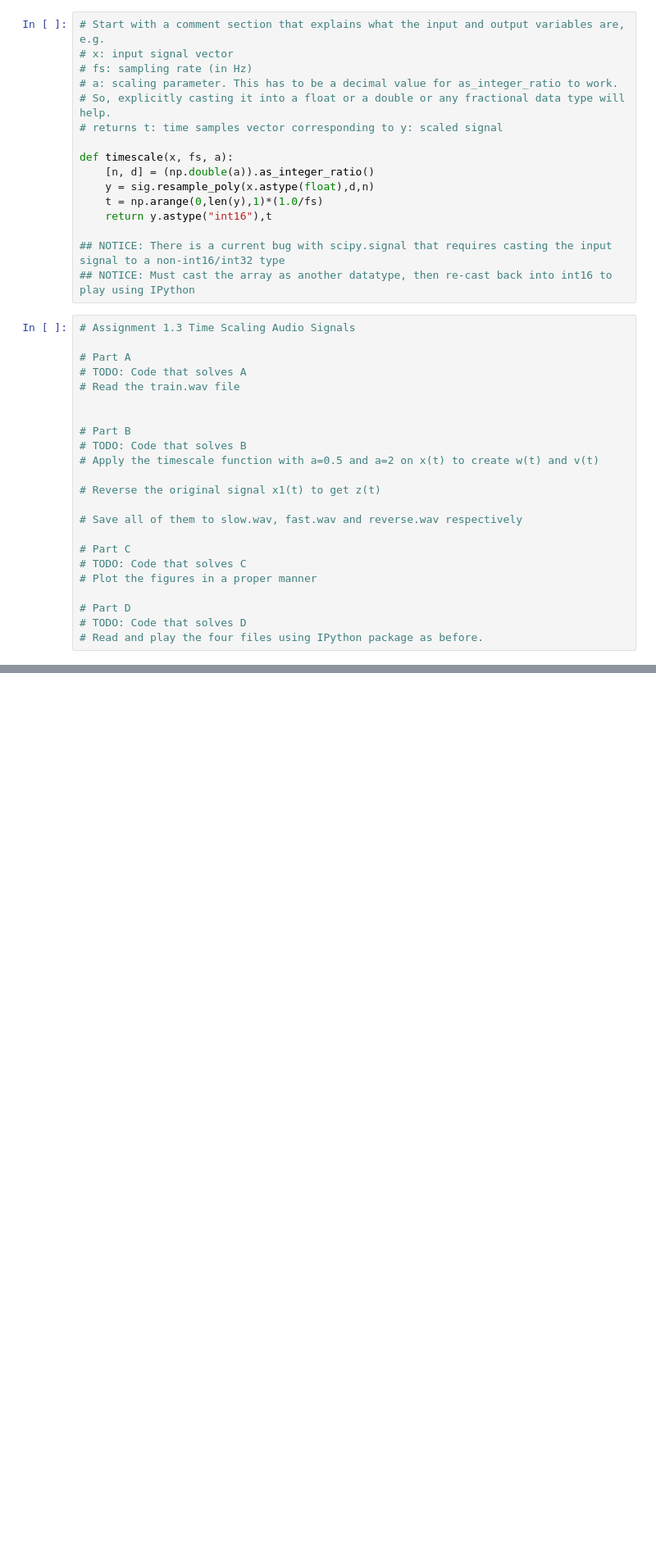
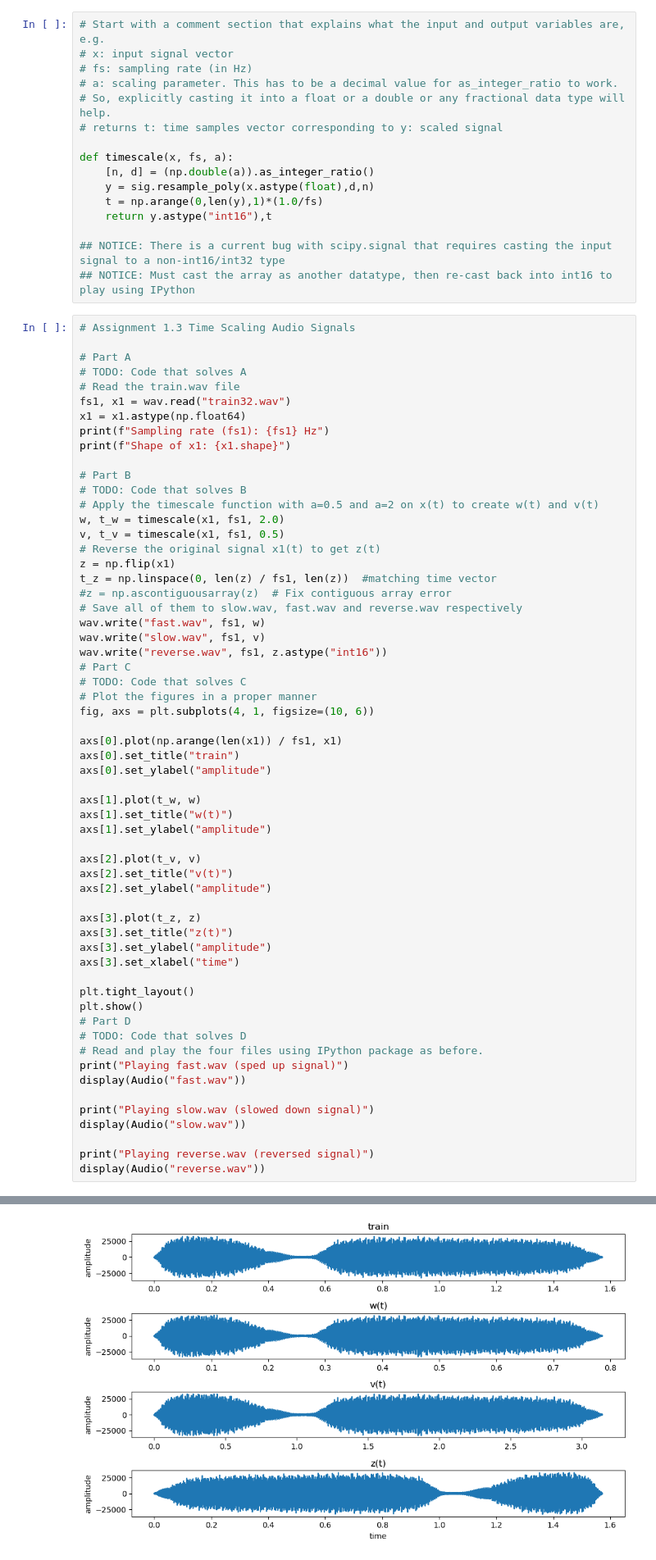
Before and after one commit to waterTurtleFly/EE242-Lab1B, a Jupyter notebook: EE242_Lab1b.ipynb, the cells around one changed output, grey strips where cells are left out. Shown: that part at 82% size. Drawn from its saved outputs; the diff is of its cells as text; blank space fills up the shorter version.

```diff
--- a/EE242_Lab1b.ipynb
+++ b/EE242_Lab1b.ipynb
@@ -62,20 +65,57 @@ def timescale(x, fs, a):
 # Part A
 # TODO: Code that solves A
 # Read the train.wav file
-
+fs1, x1 = wav.read("train32.wav")
+x1 = x1.astype(np.float64)
+print(f"Sampling rate (fs1): {fs1} Hz")
+print(f"Shape of x1: {x1.shape}")
 
 # Part B
 # TODO: Code that solves B
 # Apply the timescale function with a=0.5 and a=2 on x(t) to create w(t) and v(t)
-
+w, t_w = timescale(x1, fs1, 2.0)
+v, t_v = timescale(x1, fs1, 0.5)
 # Reverse the original signal x1(t) to get z(t)
-
+z = np.flip(x1)
+t_z = np.linspace(0, len(z) / fs1, len(z))  #matching time vector
+#z = np.ascontiguousarray(z)  # Fix contiguous array error
 # Save all of them to slow.wav, fast.wav and reverse.wav respectively
-
+wav.write("fast.wav", fs1, w)
+wav.write("slow.wav", fs1, v)
+wav.write("reverse.wav", fs1, z.astype("int16"))
 # Part C
 # TODO: Code that solves C
 # Plot the figures in a proper manner
+fig, axs = plt.subplots(4, 1, figsize=(10, 6))
 
+axs[0].plot(np.arange(len(x1)) / fs1, x1)
+axs[0].set_title("train")
+axs[0].set_ylabel("amplitude")
+
+axs[1].plot(t_w, w)
+axs[1].set_title("w(t)")
+axs[1].set_ylabel("amplitude")
+
+axs[2].plot(t_v, v)
+axs[2].set_title("v(t)")
+axs[2].set_ylabel("amplitude")
+
+axs[3].plot(t_z, z)
+axs[3].set_title("z(t)")
+axs[3].set_ylabel("amplitude")
+axs[3].set_xlabel("time")
+
+plt.tight_layout()
+plt.show()
 # Part D
 # TODO: Code that solves D
 # Read and play the four files using IPython package as before.
+print("Playing fast.wav (sped up signal)")
+display(Audio("fast.wav"))
+
+print("Playing slow.wav (slowed down signal)")
+display(Audio("slow.wav"))
+
+print("Playing reverse.wav (reversed signal)")
+display(Audio("reverse.wav"))
+# %% [output]
@@ -81,0 +124 @@ def timescale(x, fs, a):
+[figure, added]
```
Also changed, not shown: parts of 2 cells of this notebook, 1 other file.
